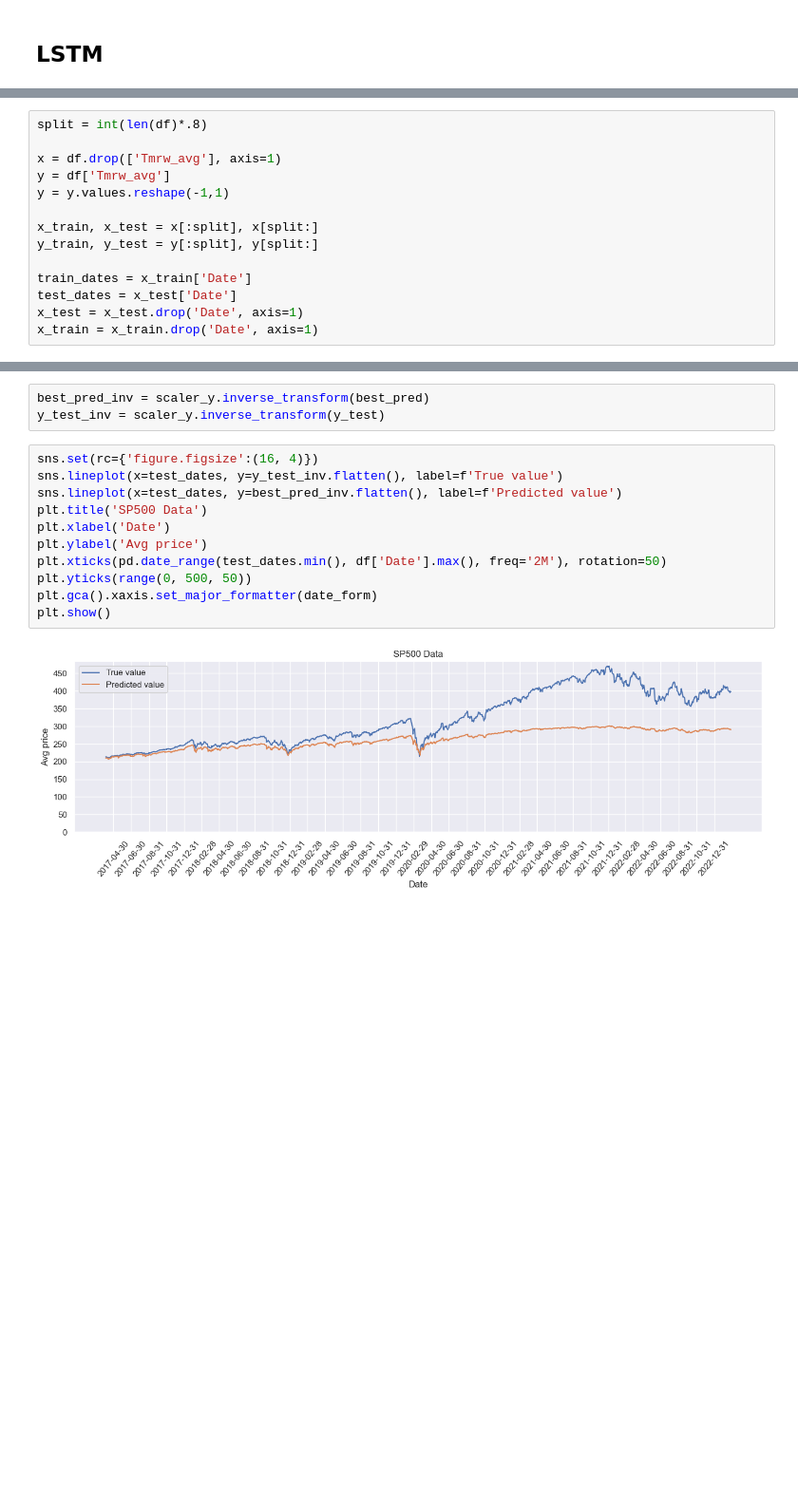
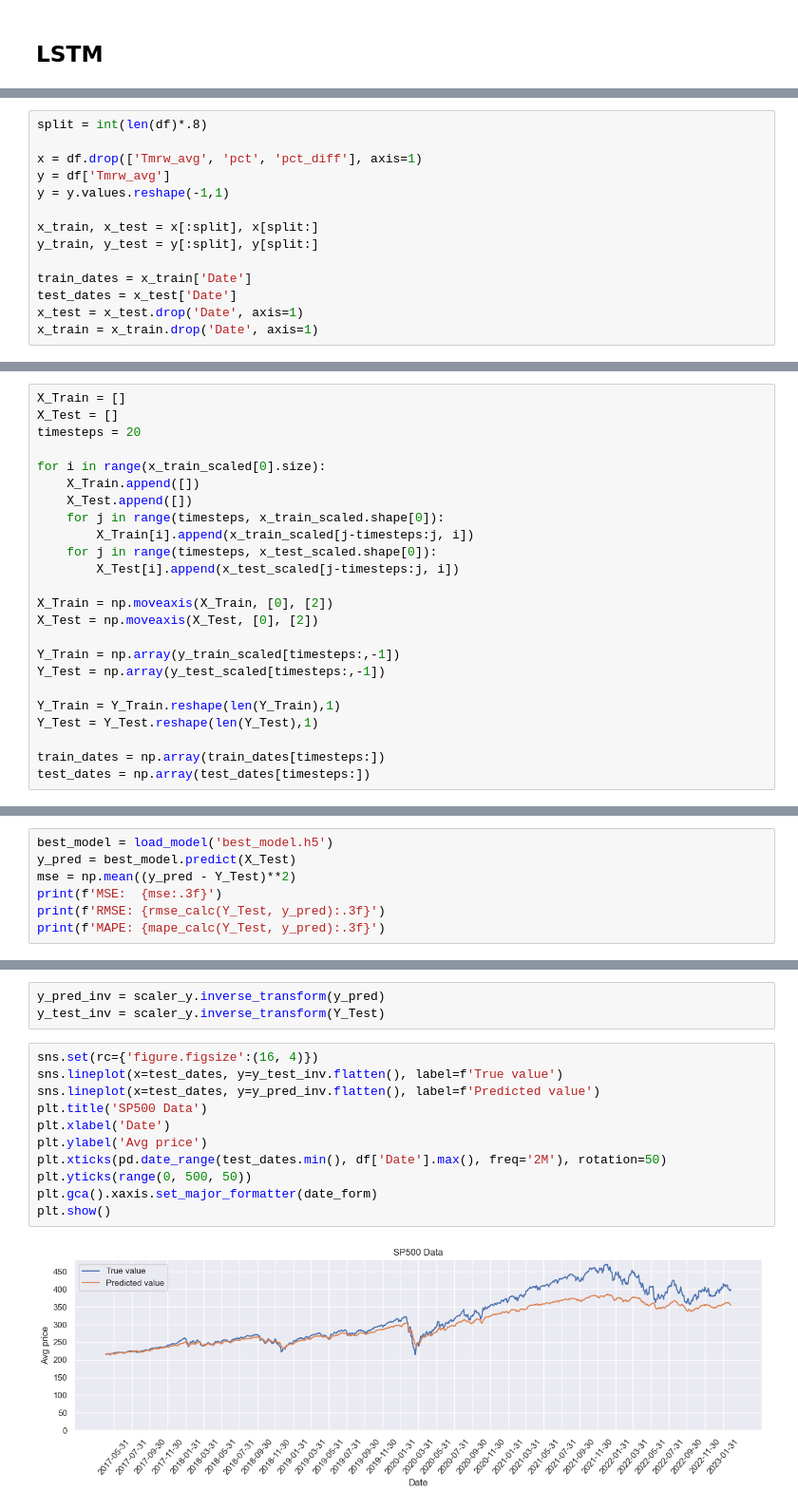
Before and after one commit to okenreed/aai501_final, a Jupyter notebook: final.ipynb, the cells around one changed output, grey strips where cells are left out. Shown at 95% size. Saved outputs shown, nothing was run; the diff lists cells and outputs as text; blank space fills up the shorter version.

Commit message:
LSTM Final and best model

```diff
--- a/final.ipynb
+++ b/final.ipynb
@@ -144,7 +113,7 @@ def mape_calc(y_true, y_pred):
 # %%
 split = int(len(df)*.8)
 
-x = df.drop(['Tmrw_avg'], axis=1)
+x = df.drop(['Tmrw_avg', 'pct', 'pct_diff'], axis=1)
 y = df['Tmrw_avg']
 y = y.values.reshape(-1,1)
 
@@ -218,0 +134,24 @@ ValueError: in user code:
+# %%
+X_Train = []
+X_Test = []
+timesteps = 20
+
+for i in range(x_train_scaled[0].size):
+    X_Train.append([])
+    X_Test.append([])
+    for j in range(timesteps, x_train_scaled.shape[0]):
+        X_Train[i].append(x_train_scaled[j-timesteps:j, i])
+    for j in range(timesteps, x_test_scaled.shape[0]):
+        X_Test[i].append(x_test_scaled[j-timesteps:j, i])
+
+X_Train = np.moveaxis(X_Train, [0], [2])
+X_Test = np.moveaxis(X_Test, [0], [2])
+
+Y_Train = np.array(y_train_scaled[timesteps:,-1])
+Y_Test = np.array(y_test_scaled[timesteps:,-1])
+
+Y_Train = Y_Train.reshape(len(Y_Train),1)
+Y_Test = Y_Test.reshape(len(Y_Test),1)
+
+train_dates = np.array(train_dates[timesteps:])
+test_dates = np.array(test_dates[timesteps:])
@@ -218,0 +185,7 @@ ValueError: in user code:
+# %%
+best_model = load_model('best_model.h5')
+y_pred = best_model.predict(X_Test)
+mse = np.mean((y_pred - Y_Test)**2)
+print(f'MSE:  {mse:.3f}')
+print(f'RMSE: {rmse_calc(Y_Test, y_pred):.3f}')
+print(f'MAPE: {mape_calc(Y_Test, y_pred):.3f}')
@@ -219,16 +197,16 @@ ValueError: in user code:
 # %%
-best_pred_inv = scaler_y.inverse_transform(best_pred)
-y_test_inv = scaler_y.inverse_transform(y_test)
+y_pred_inv = scaler_y.inverse_transform(y_pred)
+y_test_inv = scaler_y.inverse_transform(Y_Test)
 # %%
 sns.set(rc={'figure.figsize':(16, 4)})
 sns.lineplot(x=test_dates, y=y_test_inv.flatten(), label=f'True value')
-sns.lineplot(x=test_dates, y=best_pred_inv.flatten(), label=f'Predicted value')
+sns.lineplot(x=test_dates, y=y_pred_inv.flatten(), label=f'Predicted value')
 plt.title('SP500 Data')
 plt.xlabel('Date')
 plt.ylabel('Avg price')
 plt.xticks(pd.date_range(test_dates.min(), df['Date'].max(), freq='2M'), rotation=50)
 plt.yticks(range(0, 500, 50))
 plt.gca().xaxis.set_major_formatter(date_form)
 plt.show()
 # %% [output]
-[figure, old version]
+[figure, new version]
```
Also changed, not shown: parts of 14 cells of this notebook, 1 other file.
